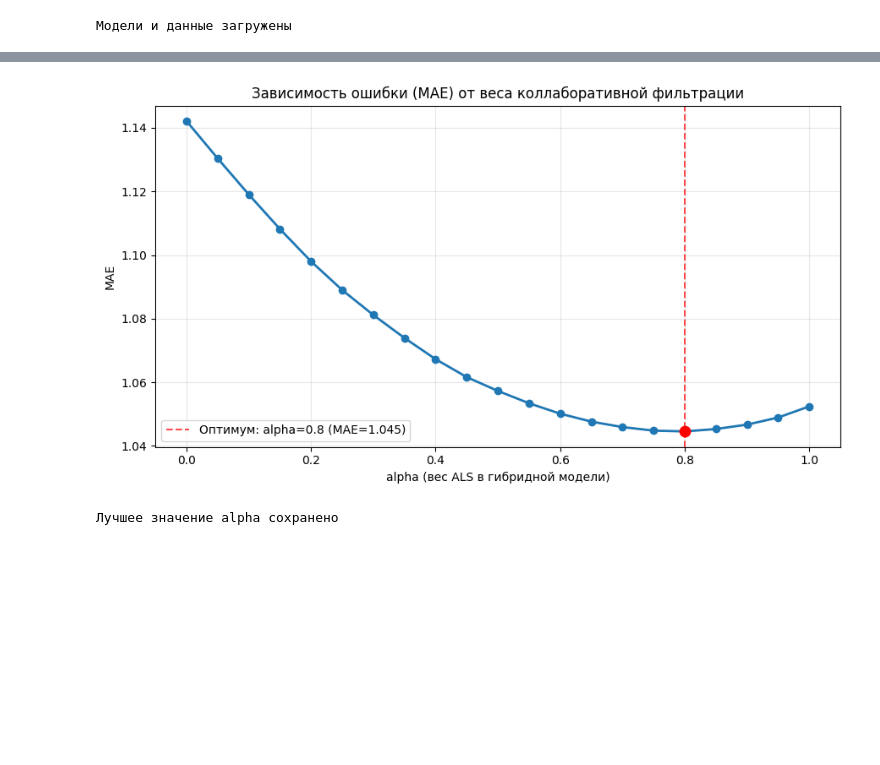
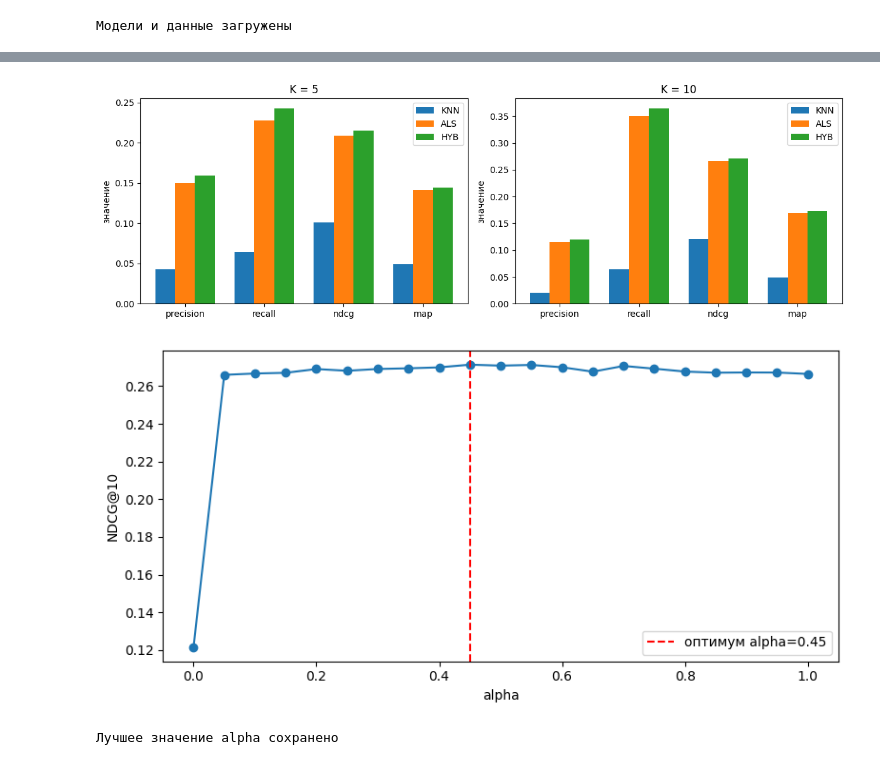
Before and after one commit to AlexElUl/diplom, a Jupyter notebook: data_processing_training/hybrid.ipynb, the cells around one changed output, grey strips where cells are left out. Saved outputs shown, nothing was run; the diff lists cells and outputs as text; code cells hidden in the pictures; blank space fills up the shorter version.

```diff
--- a/data_processing_training/hybrid.ipynb
+++ b/data_processing_training/hybrid.ipynb
@@ -51,12 +35,13 @@ user_to_idx = joblib.load('models/current/user_to_idx.pkl')
 movie_to_idx = joblib.load('models/current/movie_to_idx.pkl')
 movie_ids_arr = joblib.load('models/current/movie_ids.pkl')
 user_ids_arr = joblib.load('models/current/user_ids.pkl')
+calib = joblib.load('models/current/als_calibrator.pkl')
 
 movie_id_to_feat_idx = {mid: i for i, mid in enumerate(df_movies['id'])}
 
 row = train_df['user_id'].map(user_to_idx).values
 col = train_df['movie_id'].map(movie_to_idx).values
-data = train_df['rating'].values
+data = train_df['rating'].values.astype(float)
 
 matrix = csr_matrix((data, (row, col)), shape=(len(user_ids_arr), len(movie_ids_arr)))
 
@@ -159,22 +184,39 @@ alpha=1.00, MAE=1.052
-# %%
-# График зависимости MAE от alpha
-os.makedirs('pictures', exist_ok=True)
-
-plt.figure(figsize=(9, 5))
-plt.plot(results_df['alpha'], results_df['mae'], marker='o', linewidth=2)
-plt.axvline(best_alpha, color='red', linestyle='--', alpha=0.7,
-            label=f'Оптимум: alpha={best_alpha} (MAE={errors[best_idx]:.3f})')
-plt.scatter([best_alpha], [errors[best_idx]], color='red', zorder=5, s=80)
-plt.xlabel('alpha (вес ALS в гибридной модели)')
-plt.ylabel('MAE')
-plt.title('Зависимость ошибки (MAE) от веса коллаборативной фильтрации')
-plt.legend()
-plt.grid(True, alpha=0.3)
-plt.tight_layout()
-plt.savefig('pictures/mae_vs_alpha.png', dpi=150, bbox_inches='tight')
-plt.show()
-# %% [output]
-[figure, removed]
+# %%
+metric_names = ["precision", "recall", "ndcg", "map"]
+models = ["KNN", "ALS", "HYB"]
+
+fig, axes = plt.subplots(1, 2, figsize=(12, 4))
+x = np.arange(len(metric_names))
+width = 0.25
+
+for ax, k in zip(axes, (5, 10)):
+    for i, model in enumerate(models):
+        row = [r for r in results if r[0] == k and r[1] == model][0]
+        vals = row[2:]
+        ax.bar(x + (i - 1) * width, vals, width, label=model)
+    ax.set_xticks(x)
+    ax.set_xticklabels(metric_names)
+    ax.set_title(f"K = {k}")
+    ax.set_ylabel("значение")
+    ax.legend()
+
+plt.tight_layout()
+plt.savefig("pictures/ranking_metrics.png", dpi=150, bbox_inches="tight")
+plt.show()
+# %% [output]
+[figure, added]
+# %%
+plt.figure(figsize=(8, 4))
+plt.plot(alphas, ndcg_curve, marker="o")
+plt.axvline(best_alpha, color="red", linestyle="--", label=f"оптимум alpha={best_alpha}")
+plt.xlabel("alpha")
+plt.ylabel("NDCG@10")
+plt.legend()
+plt.tight_layout()
+plt.savefig("pictures/ndcg_by_alpha.png", dpi=150, bbox_inches="tight")
+plt.show()
+# %% [output]
+[figure, added]
 # %%
 joblib.dump(best_alpha, 'models/best_alpha.pkl')
 print("Лучшее значение alpha сохранено")
```
Also changed, not shown: parts of 3 cells of this notebook.
